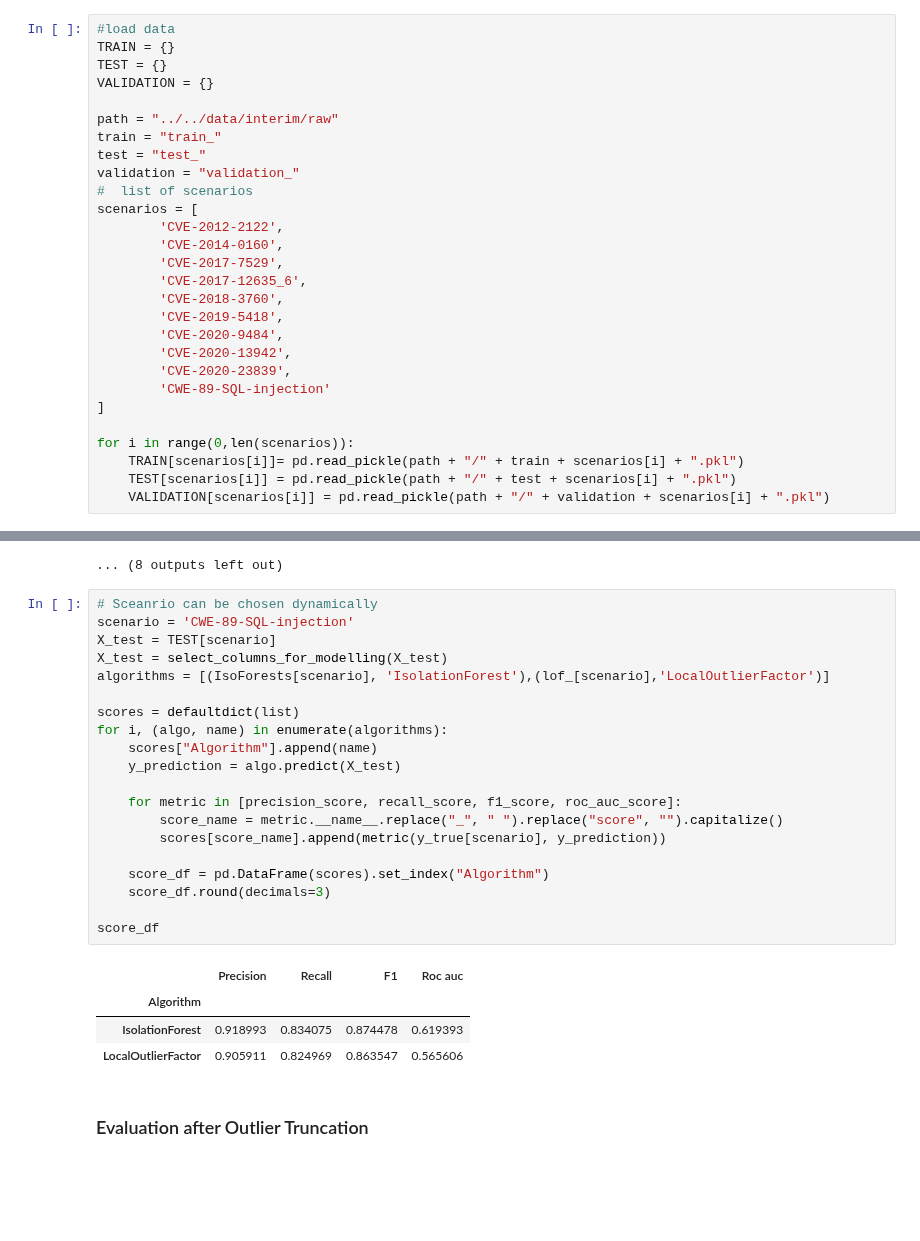
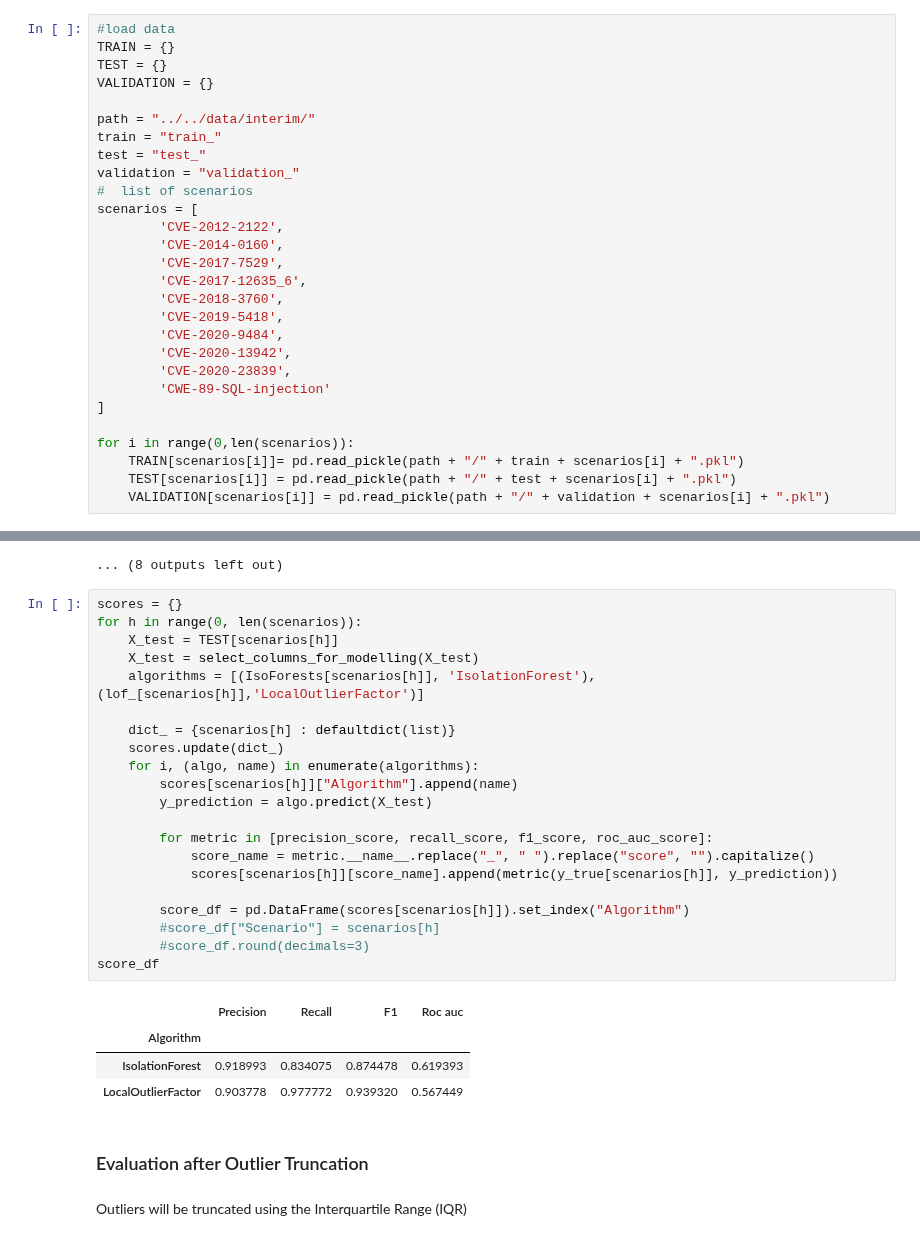
Before and after one commit to Janalytics94/anomaly-detection-software, a Jupyter notebook: src/notebooks/Evaluation.ipynb, the cells around one changed output, grey strips where cells are left out. Drawn from its saved outputs; the diff is of its cells as text; blank space fills up the shorter version.

```diff
--- a/src/notebooks/Evaluation.ipynb
+++ b/src/notebooks/Evaluation.ipynb
@@ -32,7 +32,7 @@ TRAIN = {}
 TEST = {}
 VALIDATION = {}
 
-path = "../../data/interim/raw"
+path = "../../data/interim/"
 train = "train_"
 test = "test_"
 validation = "validation_"
@@ -138,29 +138,32 @@ LocalOutlierFactor: Best Threshold -156.492048
 [figure]
 ... (8 outputs left out)
 # %%
-# Sceanrio can be chosen dynamically
-scenario = 'CWE-89-SQL-injection'
-X_test = TEST[scenario]
-X_test = select_columns_for_modelling(X_test)
-algorithms = [(IsoForests[scenario], 'IsolationForest'),(lof_[scenario],'LocalOutlierFactor')]
+scores = {}
+for h in range(0, len(scenarios)):
+    X_test = TEST[scenarios[h]]
+    X_test = select_columns_for_modelling(X_test)
+    algorithms = [(IsoForests[scenarios[h]], 'IsolationForest'),(lof_[scenarios[h]],'LocalOutlierFactor')]
 
-scores = defaultdict(list)
-for i, (algo, name) in enumerate(algorithms):
-    scores["Algorithm"].append(name)
-    y_prediction = algo.predict(X_test)
+    dict_ = {scenarios[h] : defaultdict(list)}
+    scores.update(dict_)
+    for i, (algo, name) in enumerate(algorithms):
+        scores[scenarios[h]]["Algorithm"].append(name)
+        y_prediction = algo.predict(X_test)
 
-    for metric in [precision_score, recall_score, f1_score, roc_auc_score]:
-        score_name = metric.__name__.replace("_", " ").replace("score", "").capitalize()
-        scores[score_name].append(metric(y_true[scenario], y_prediction))
+        for metric in [precision_score, recall_score, f1_score, roc_auc_score]:
+            score_name = metric.__name__.replace("_", " ").replace("score", "").capitalize()
+            scores[scenarios[h]][score_name].append(metric(y_true[scenarios[h]], y_prediction))
 
-    score_df = pd.DataFrame(scores).set_index("Algorithm")
-    score_df.round(decimals=3)
-
+        score_df = pd.DataFrame(scores[scenarios[h]]).set_index("Algorithm")
+        #score_df["Scenario"] = scenarios[h]
+        #score_df.round(decimals=3)
 score_df
 # %% [output]
 |  | Precision | Recall | F1 | Roc auc |
 | Algorithm |  |  |  |  |
 | IsolationForest | 0.918993 | 0.834075 | 0.874478 | 0.619393 |
-| LocalOutlierFactor | 0.905911 | 0.824969 | 0.863547 | 0.565606 |
+| LocalOutlierFactor | 0.903778 | 0.977772 | 0.939320 | 0.567449 |
 # %% [markdown]
 ### Evaluation after Outlier Truncation
+# %% [markdown]
+Outliers will be truncated using the Interquartile Range (IQR)
```
Also changed, not shown: parts of 6 cells of this notebook, 11 other files.
